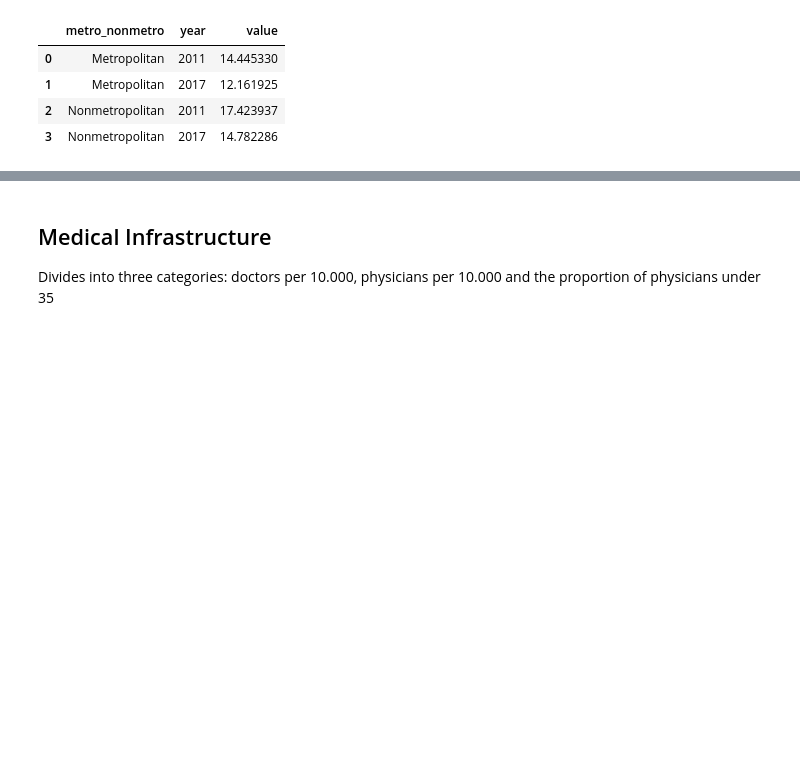
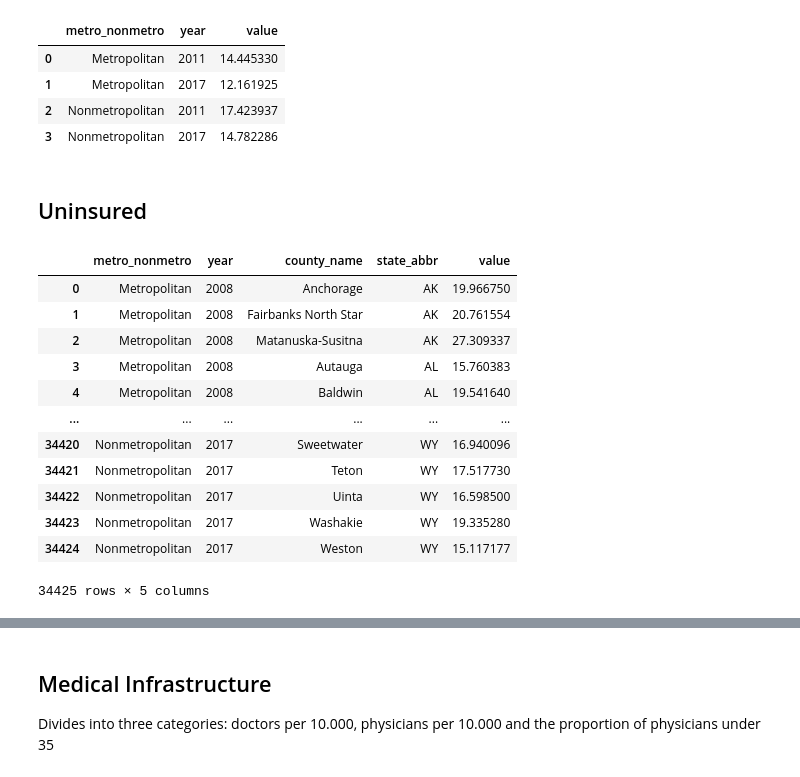
Before and after one commit to lfko/ut-health-project, a Jupyter notebook: src/ut_part1_rural_urban_health.ipynb, the cells around one changed output, grey strips where cells are left out. Cells and saved outputs as stored; diff of their text form; code cells hidden in the pictures; blank space fills up the shorter version.

```diff
--- a/src/ut_part1_rural_urban_health.ipynb
+++ b/src/ut_part1_rural_urban_health.ipynb
@@ -525,3 +626,25 @@ genFoliumMap(title='Without high school degree (in %) per county (2017)(Metro)',
 
 # nonmetro
 genFoliumMap(title='Without high school degree per (in %) county (2017)(Nonmetro)', state_data=education_total_df[(education_total_df.year == 2017) & (education_total_df.metro_nonmetro == 'Nonmetropolitan')], cols = ['county_name', 'value'], mapType='counties', save = True)
+# %% [markdown]
+## Uninsured
+# %%
+# load data
+# the higher the value, the more people do not have a high school degree
+uninsured_total_df = loadIndicatorData('uninsured', 'uninsured')
+uninsured_total_df['value'] = uninsured_total_df['value'].apply(lambda x: x * 100)
+uninsured_total_df
+# %% [output]
+|  | metro_nonmetro | year | county_name | state_abbr | value |
+| 0 | Metropolitan | 2008 | Anchorage | AK | 19.966750 |
+| 1 | Metropolitan | 2008 | Fairbanks North Star | AK | 20.761554 |
+| 2 | Metropolitan | 2008 | Matanuska-Susitna | AK | 27.309337 |
+| 3 | Metropolitan | 2008 | Autauga | AL | 15.760383 |
+| 4 | Metropolitan | 2008 | Baldwin | AL | 19.541640 |
+| ... | ... | ... | ... | ... | ... |
+| 34420 | Nonmetropolitan | 2017 | Sweetwater | WY | 16.940096 |
+| 34421 | Nonmetropolitan | 2017 | Teton | WY | 17.517730 |
+| 34422 | Nonmetropolitan | 2017 | Uinta | WY | 16.598500 |
+| 34423 | Nonmetropolitan | 2017 | Washakie | WY | 19.335280 |
+| 34424 | Nonmetropolitan | 2017 | Weston | WY | 15.117177 |
+34425 rows × 5 columns
```
Also changed, not shown: parts of 14 cells of this notebook, 8 other files.
